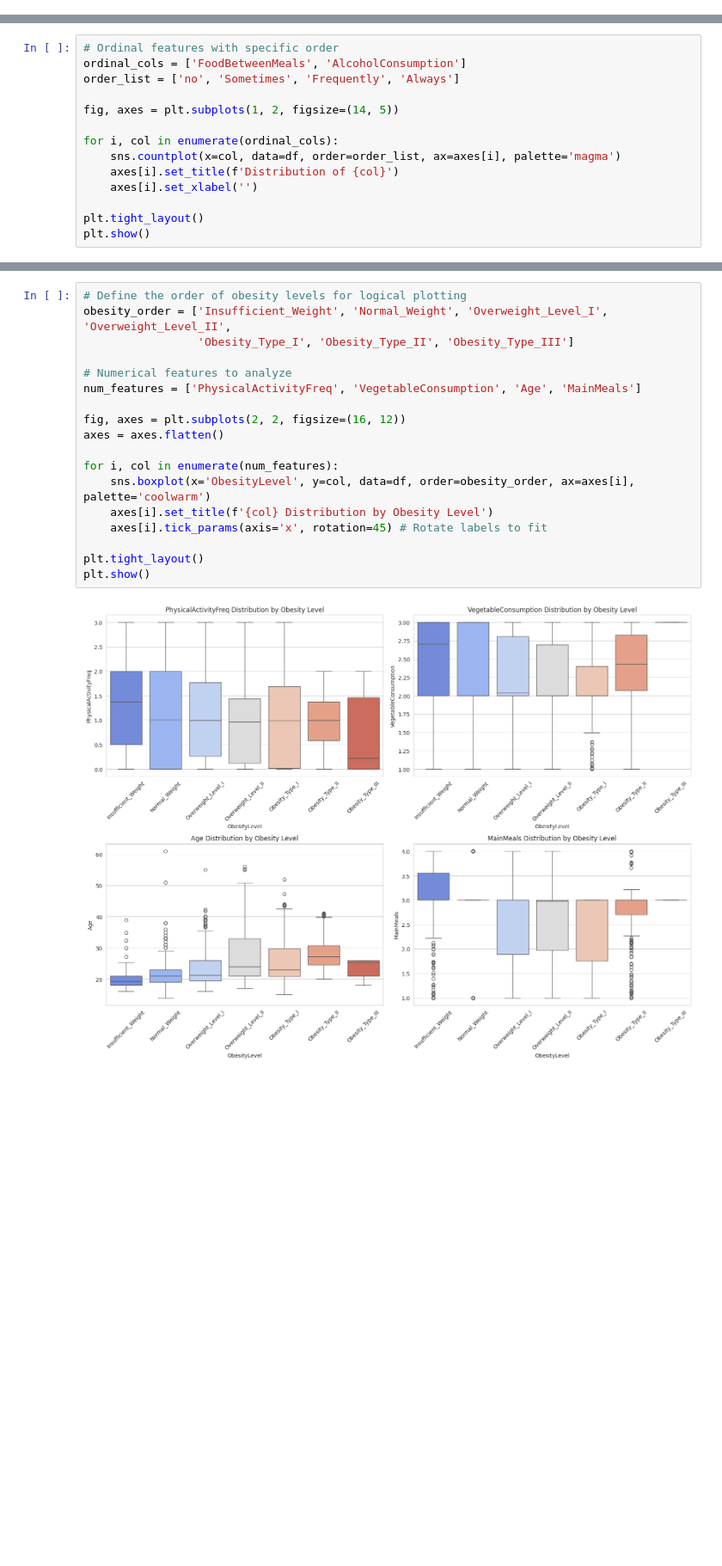
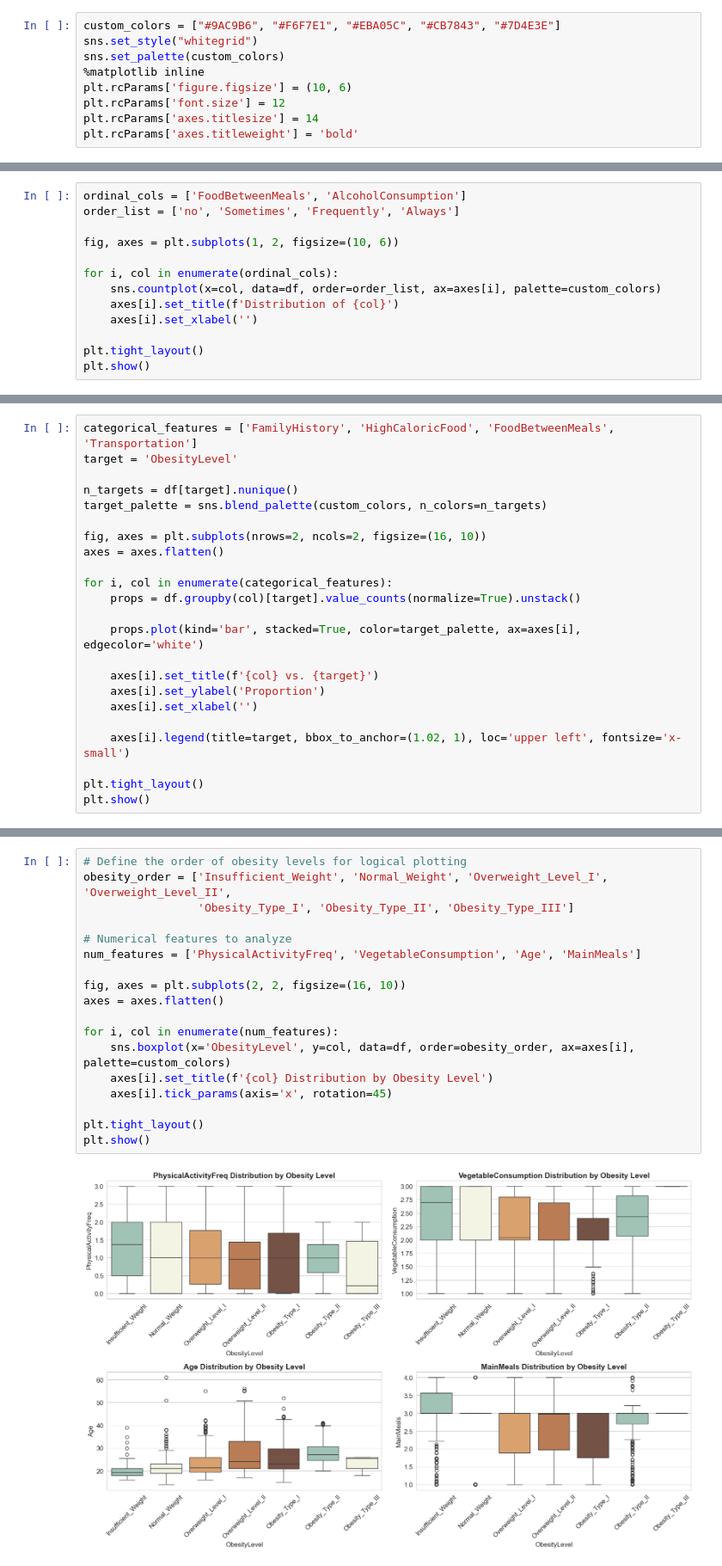
Before and after one commit to Altynbek38/parfume-project, a Jupyter notebook: obessity.ipynb, the cells around one changed output, grey strips where cells are left out. Shown at 86% size. Drawn from its saved outputs; the diff is of its cells as text; blank space fills up the shorter version.

```diff
--- a/obessity.ipynb
+++ b/obessity.ipynb
@@ -41,5 +34,14 @@ sns.set_style("whitegrid")
 import warnings
 warnings.filterwarnings('ignore')
+# %%
+custom_colors = ["#9AC9B6", "#F6F7E1", "#EBA05C", "#CB7843", "#7D4E3E"]
+sns.set_style("whitegrid")
+sns.set_palette(custom_colors)
+%matplotlib inline
+plt.rcParams['figure.figsize'] = (10, 6)
+plt.rcParams['font.size'] = 12
+plt.rcParams['axes.titlesize'] = 14
+plt.rcParams['axes.titleweight'] = 'bold'
 # %% [markdown]
 ### 1.2 Load Dataset
 We load the `ObesityDataSet_raw_and_data_sinthetic.csv` file into a pandas DataFrame.
@@ -281,14 +279,13 @@ plt.show()
 ## 2.6 Ordinal Categorical Analysis
 Features like `FoodBetweenMeals` (CAEC) and `AlcoholConsumption` (CALC) have an inherent order (No < Sometimes < Frequently < Always). Visualizing these helps us decide if we should encode them as integers (0, 1, 2, 3) or One-Hot vectors.
 # %%
-# Ordinal features with specific order
 ordinal_cols = ['FoodBetweenMeals', 'AlcoholConsumption']
 order_list = ['no', 'Sometimes', 'Frequently', 'Always']
 
-fig, axes = plt.subplots(1, 2, figsize=(14, 5))
+fig, axes = plt.subplots(1, 2, figsize=(10, 6))
 
 for i, col in enumerate(ordinal_cols):
-    sns.countplot(x=col, data=df, order=order_list, ax=axes[i], palette='magma')
+    sns.countplot(x=col, data=df, order=order_list, ax=axes[i], palette=custom_colors)
     axes[i].set_title(f'Distribution of {col}')
     axes[i].set_xlabel('')
 
@@ -340,0 +305,23 @@ plt.show()
+# %%
+categorical_features = ['FamilyHistory', 'HighCaloricFood', 'FoodBetweenMeals', 'Transportation']
+target = 'ObesityLevel'
+
+n_targets = df[target].nunique()
+target_palette = sns.blend_palette(custom_colors, n_colors=n_targets)
+
+fig, axes = plt.subplots(nrows=2, ncols=2, figsize=(16, 10))
+axes = axes.flatten()
+
+for i, col in enumerate(categorical_features):
+    props = df.groupby(col)[target].value_counts(normalize=True).unstack()
+
+    props.plot(kind='bar', stacked=True, color=target_palette, ax=axes[i], edgecolor='white')
+
+    axes[i].set_title(f'{col} vs. {target}')
+    axes[i].set_ylabel('Proportion')
+    axes[i].set_xlabel('')
+
+    axes[i].legend(title=target, bbox_to_anchor=(1.02, 1), loc='upper left', fontsize='x-small')
+
+plt.tight_layout()
+plt.show()
@@ -346,23 +335,23 @@ We use Boxplots (or Violin plots) to visualize the distribution of numerical hab
 # %%
 # Define the order of obesity levels for logical plotting
 obesity_order = ['Insufficient_Weight', 'Normal_Weight', 'Overweight_Level_I', 'Overweight_Level_II',
                  'Obesity_Type_I', 'Obesity_Type_II', 'Obesity_Type_III']
 
 # Numerical features to analyze
 num_features = ['PhysicalActivityFreq', 'VegetableConsumption', 'Age', 'MainMeals']
 
-fig, axes = plt.subplots(2, 2, figsize=(16, 12))
+fig, axes = plt.subplots(2, 2, figsize=(16, 10))
 axes = axes.flatten()
 
 for i, col in enumerate(num_features):
-    sns.boxplot(x='ObesityLevel', y=col, data=df, order=obesity_order, ax=axes[i], palette='coolwarm')
+    sns.boxplot(x='ObesityLevel', y=col, data=df, order=obesity_order, ax=axes[i], palette=custom_colors)
     axes[i].set_title(f'{col} Distribution by Obesity Level')
-    axes[i].tick_params(axis='x', rotation=45) # Rotate labels to fit
+    axes[i].tick_params(axis='x', rotation=45)
 
 plt.tight_layout()
 plt.show()
 # %% [output]
-[figure, old version]
+[figure, new version]
 # %% [markdown]
 ## 3.3 Correlation Matrix (Heat Map)
 Standard correlation only works on numbers. To find relationships between categorical variables (like `FamilyHistory` or `Transportation`) and Obesity, we apply temporary **Label Encoding**.
```
Also changed, not shown: parts of 23 cells of this notebook, 1 other file.
